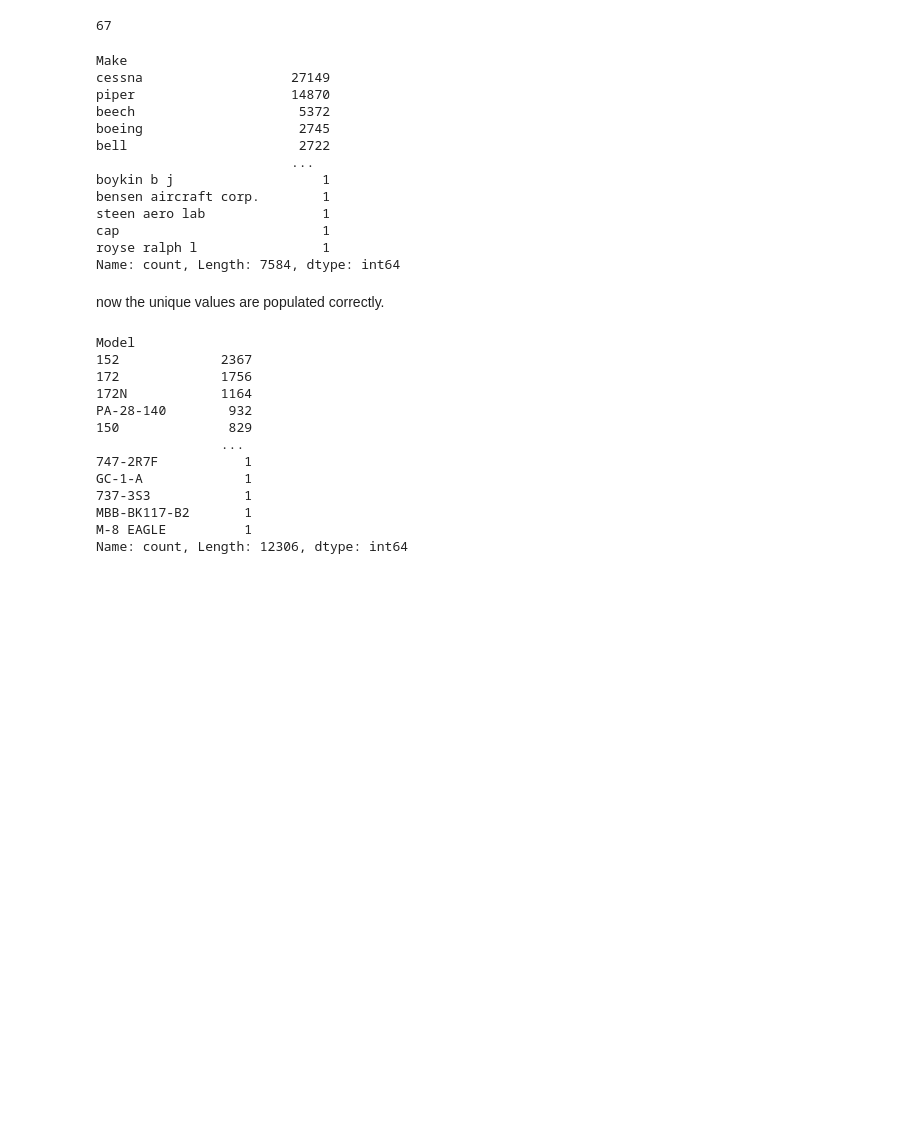
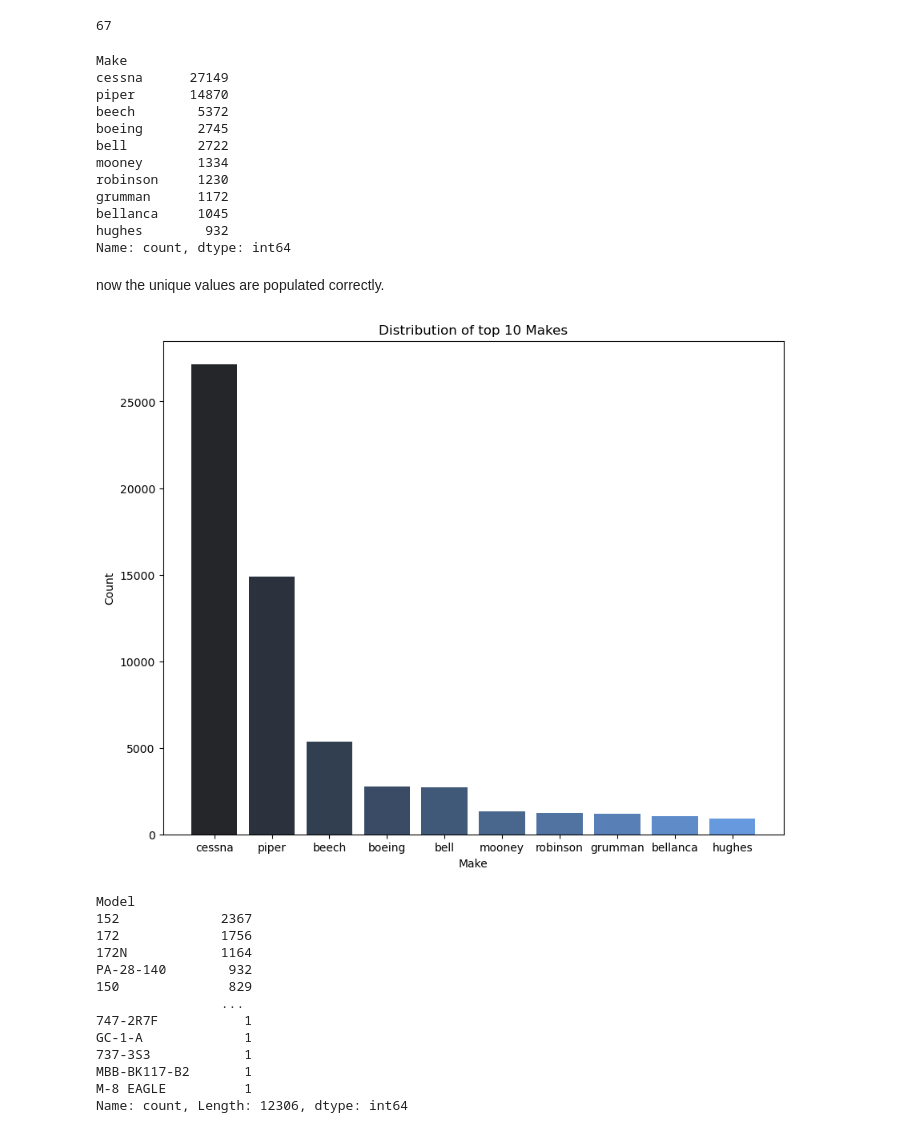
Before and after one commit to am-eric/EDA, a Jupyter notebook: EDA.ipynb, the cells around one changed output. Saved outputs shown, nothing was run; the diff lists cells and outputs as text; code cells hidden in the pictures; blank space fills up the shorter version.

```diff
--- a/EDA.ipynb
+++ b/EDA.ipynb
@@ -176,23 +190,34 @@ df_new['Make'].isna().sum()
 # %%
 df_new= df_new[df_new['Make'].notna()]
 # %%
-df_new.Make.value_counts()
+df_new.Make.value_counts()[:10]
 # %% [output]
 Make
-cessna                   27149
-piper                    14870
-beech                     5372
-boeing                    2745
-bell                      2722
-                         ...
-boykin b j                   1
-bensen aircraft corp.        1
-steen aero lab               1
-cap                          1
-royse ralph l                1
-Name: count, Length: 7584, dtype: int64
+cessna      27149
+piper       14870
+beech        5372
+boeing       2745
+bell         2722
+mooney       1334
+robinson     1230
+grumman      1172
+bellanca     1045
+hughes        932
+Name: count, dtype: int64
 # %% [markdown]
 now the unique values are populated correctly.
+# %%
+fig, ax = plt.subplots(figsize=(10,8))
+colors = sns.dark_palette("#69d", n_colors=len(df_new.Make.value_counts()[:10]), reverse=False)
+
+
+
+ax.bar(df_new.Make.value_counts()[:10].index, df_new.Make.value_counts()[:10].values, color = colors)
+ax.set_ylabel('Count')
+ax.set_xlabel('Make')
+ax.set_title('Distribution of top 10 Makes');
+# %% [output]
+[figure, added]
 # %%
 # Model
 df_new.Model.value_counts()
```
Also changed, not shown: parts of 11 cells of this notebook.
